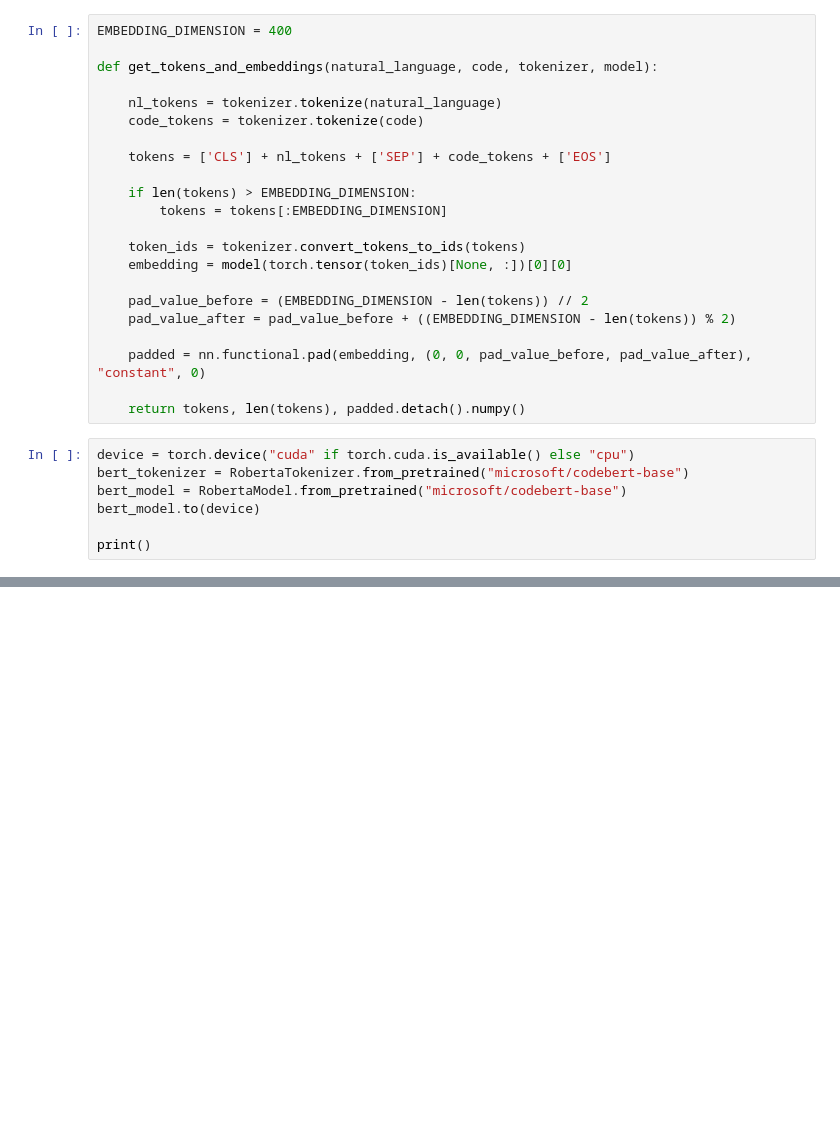
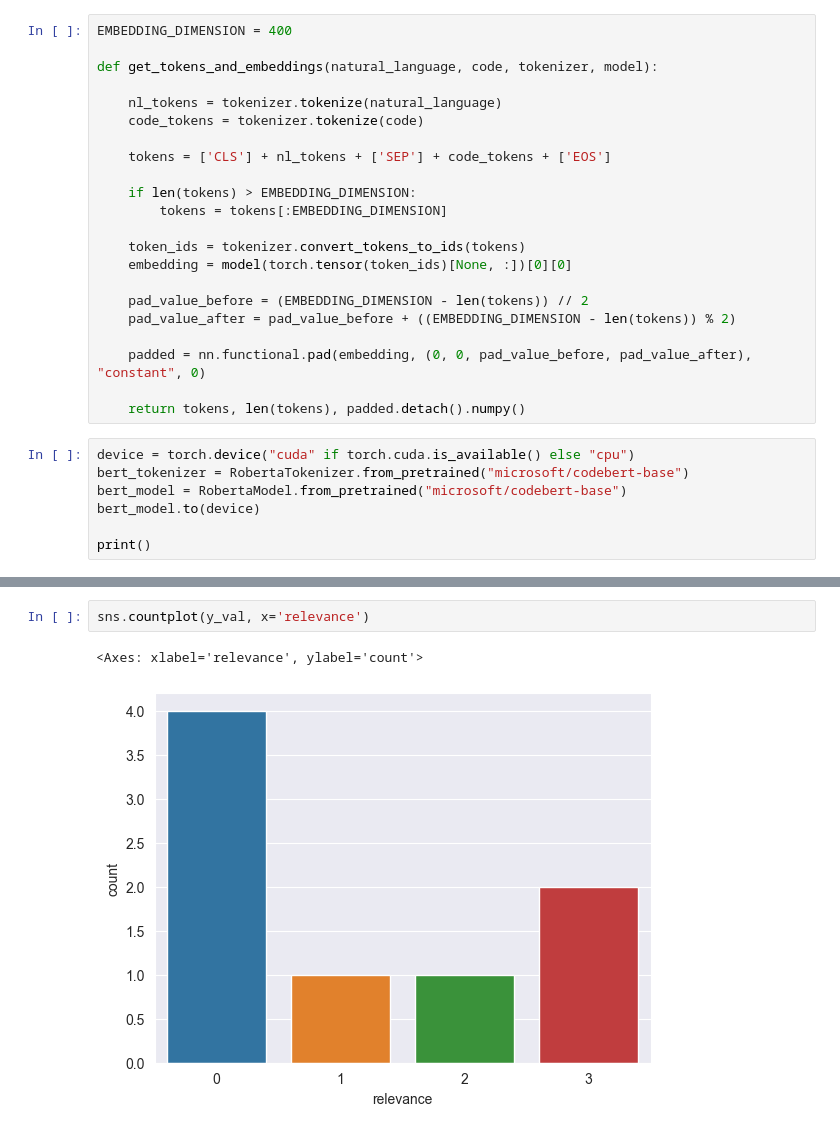
Before and after one commit to m-messer/Grading-Documentation-with-Machine-Learning, a Jupyter notebook: model_training.ipynb, the cells around one changed output, grey strips where cells are left out. Drawn from its saved outputs; the diff is of its cells as text; blank space fills up the shorter version.

```diff
--- a/model_training.ipynb
+++ b/model_training.ipynb
@@ -108,0 +103,5 @@ train_df.head()
+# %%
+sns.countplot(y_val, x='relevance')
+# %% [output]
+<Axes: xlabel='relevance', ylabel='count'>
+[figure, added]
```
Also changed, not shown: parts of 35 cells of this notebook.
